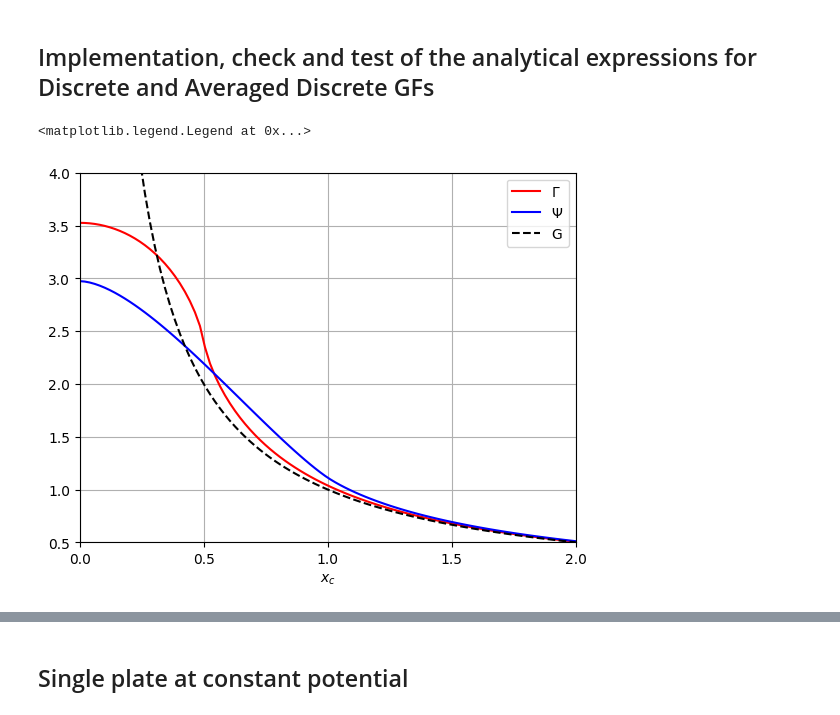
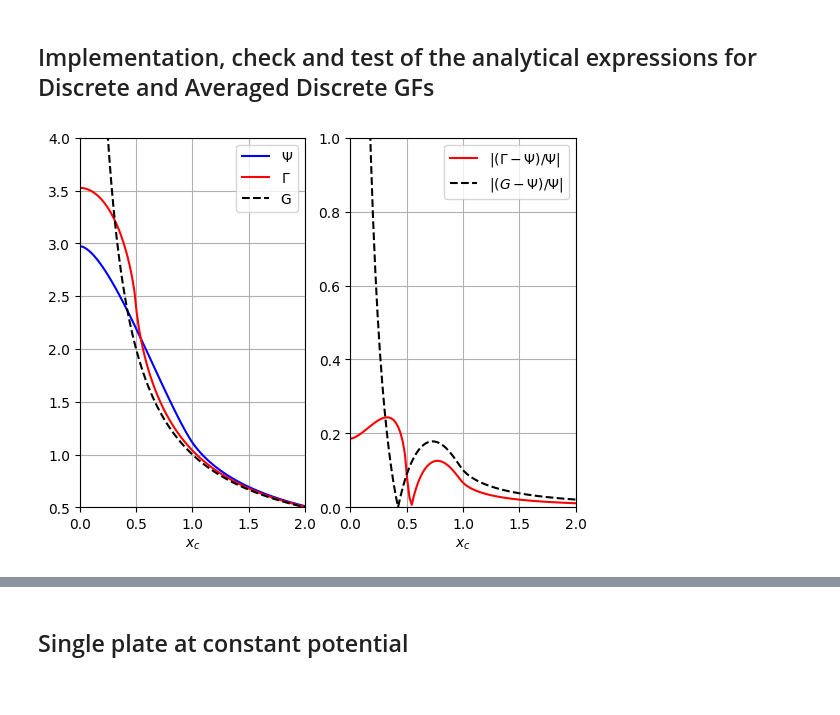
Before and after one commit to pcrespov/maths-n-friends, a Jupyter notebook: electrostatics-mosig/notes.ipynb, the cells around one changed output, grey strips where cells are left out. Drawn from its saved outputs; the diff is of its cells as text; code cells hidden in the pictures.

Commit message:
plots fig3

```diff
--- a/electrostatics-mosig/notes.ipynb
+++ b/electrostatics-mosig/notes.ipynb
@@ -2,6 +2,13 @@
 import matplotlib as mpl
 import matplotlib.pyplot as plt
 import numpy as np
+# %%
+def apply_style(axis, xlabel):
+    axis.set_xlim([0,2])
+    axis.set_xticks([0, 0.5, 1, 1.5, 2])
+
+    axis.grid()
+    axis.legend()
 # %% [markdown]
 ## Implementation, check and test of the analytical expressions for Discrete and Averaged Discrete GFs
 # %%
@@ -15,25 +22,35 @@ zc = 0
 Gamma_x = discrete_green_function(xc, yc, zc, a=1, b=1)
 Psi_x = average_discrete_green_function(xc, yc, zc, a=1, b=1)
 G_x = green_function(xc, yc, zc)
+
+def relative_error(f, r):
+    return np.abs((f - r)/r)
+
+rerror_Gamma_x = relative_error(Gamma_x, Psi_x)
+rerror_G_x = relative_error(G_x, Psi_x)
 # %%
 # Fig 3a
-import matplotlib.pyplot as plt
 
-fig, ax = plt.subplots()
+fig, (ax, ax_e) = plt.subplots(1,2)
 
+ax.plot(xc, Psi_x, 'b-', label="$\Psi$")
 ax.plot(xc, Gamma_x, 'r-', label="$\Gamma$")
-ax.plot(xc, Psi_x, 'b-', label="$\Psi$")
 ax.plot(xc, G_x, 'k--', label="G")
 
-ax.set_xlim([0,2])
+apply_style(ax)
+ax.set_xlabel("$x_c$")
 ax.set_ylim([0.5, 4])
-ax.set_xlabel("$x_c$")
-ax.set_xticks([0, 0.5, 1, 1.5, 2])
-ax.grid()
-ax.legend()
+
+ax_e.plot(xc, rerror_Gamma_x, 'r-', label="$|(\Gamma - \Psi) / \Psi|$")
+ax_e.plot(xc, rerror_G_x, 'k--', label="$|(G - \Psi)/\Psi|$")
+
+apply_style(ax_e)
+ax_e.set_xlabel("$x_c$")
+ax_e.set_ylim([0, 1])
+
+fig.savefig("fig3a.pdf")
 # %% [output]
-<matplotlib.legend.Legend at 0x...>
-[figure, old version]
+[figure, new version]
 # %%
 xc = 0
 yc = 0
```
Also changed, not shown: parts of 3 cells of this notebook.
